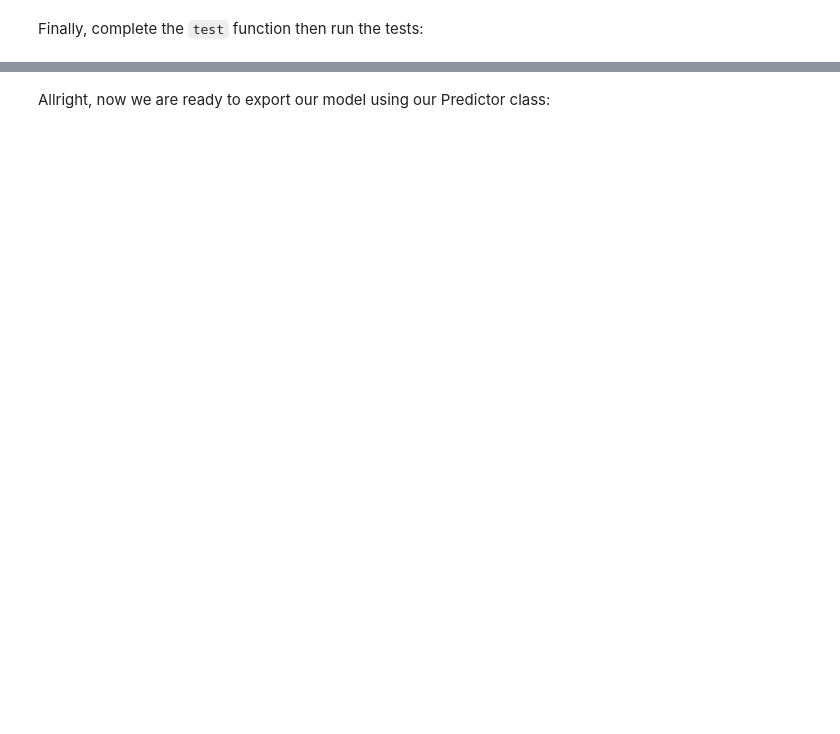
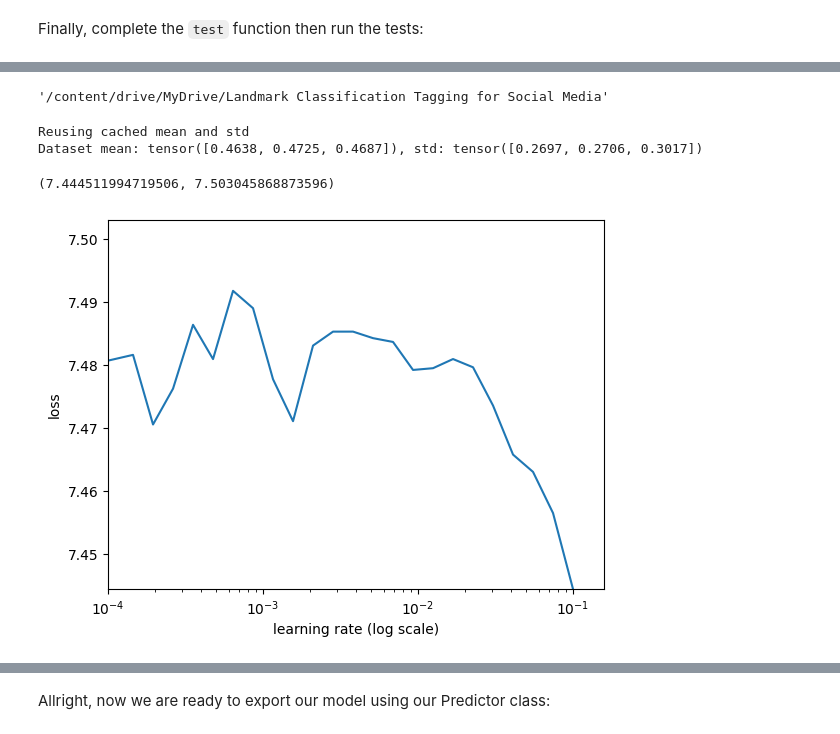
Before and after one commit to AmitRanjan235/Landmark-Classification-Tagging-for-Social-Media, a Jupyter notebook: cnn_from_scratch.ipynb, the cells around one changed output, grey strips where cells are left out. Cells and saved outputs as stored; diff of their text form; code cells hidden in the pictures; blank space fills up the shorter version.

```diff
--- a/cnn_from_scratch.ipynb
+++ b/cnn_from_scratch.ipynb
@@ -176,0 +342,4 @@ Finally, complete the `test` function then run the tests:
+# %%
+os.getcwd()
+# %% [output]
+'/content/drive/MyDrive/Landmark Classification Tagging for Social Media'
@@ -177,3 +439,47 @@ Finally, complete the `test` function then run the tests:
+# %%
+# Feel free to look into the code of lr_finder and see how it works!
+
+import matplotlib.pyplot as plt
+from src.data import get_data_loaders
+from src.model import MyModel
+import torch.multiprocessing
+import multiprocessing
+torch.multiprocessing.set_sharing_strategy('file_system')
+import torch.nn as nn
+
+batch_size = 128
+valid_size = 0.2
+num_workers = multiprocessing.cpu_count()
+model=MyModel()
+model=model.cuda()
+
+# transforms = get_transforms(rand_augment_magnitude=9)
+data_loaders = get_data_loaders(batch_size, valid_size, num_workers)
+
+# Range  and number of steps for the learning rate
+min_lr = 1e-5
+max_lr = 1e-1
+n_steps = min(len(data_loaders['train']), 200)
+
+# specify loss function (categorical cross-entropy)
+loss = nn.CrossEntropyLoss()
+
+losses = lr_finder(min_lr, max_lr, n_steps, loss, model, data_loaders)
+
+# Plot the results
+plt.plot(losses.keys(), losses.values())
+plt.xscale("log")
+plt.ylabel("loss")
+plt.xlabel("learning rate (log scale)")
+
+# Adjust the range on the y-axis to see things more clearly
+plt.xlim([1e-4, None])
+plt.ylim([min(losses.values()), np.percentile(list(losses.values()), 97)])
+# %% [output]
+Reusing cached mean and std
+Dataset mean: tensor([0.4638, 0.4725, 0.4687]), std: tensor([0.2697, 0.2706, 0.3017])
+(7.444511994719506, 7.503045868873596)
+[figure, added]
 # %% [markdown]
 ---
 ## <img src="static_images/icons/noun-advance-2109145.png" alt=">" style="width:50px"/> Step 5: Putting everything together
```
Also changed, not shown: parts of 30 cells of this notebook, 1 other file.
